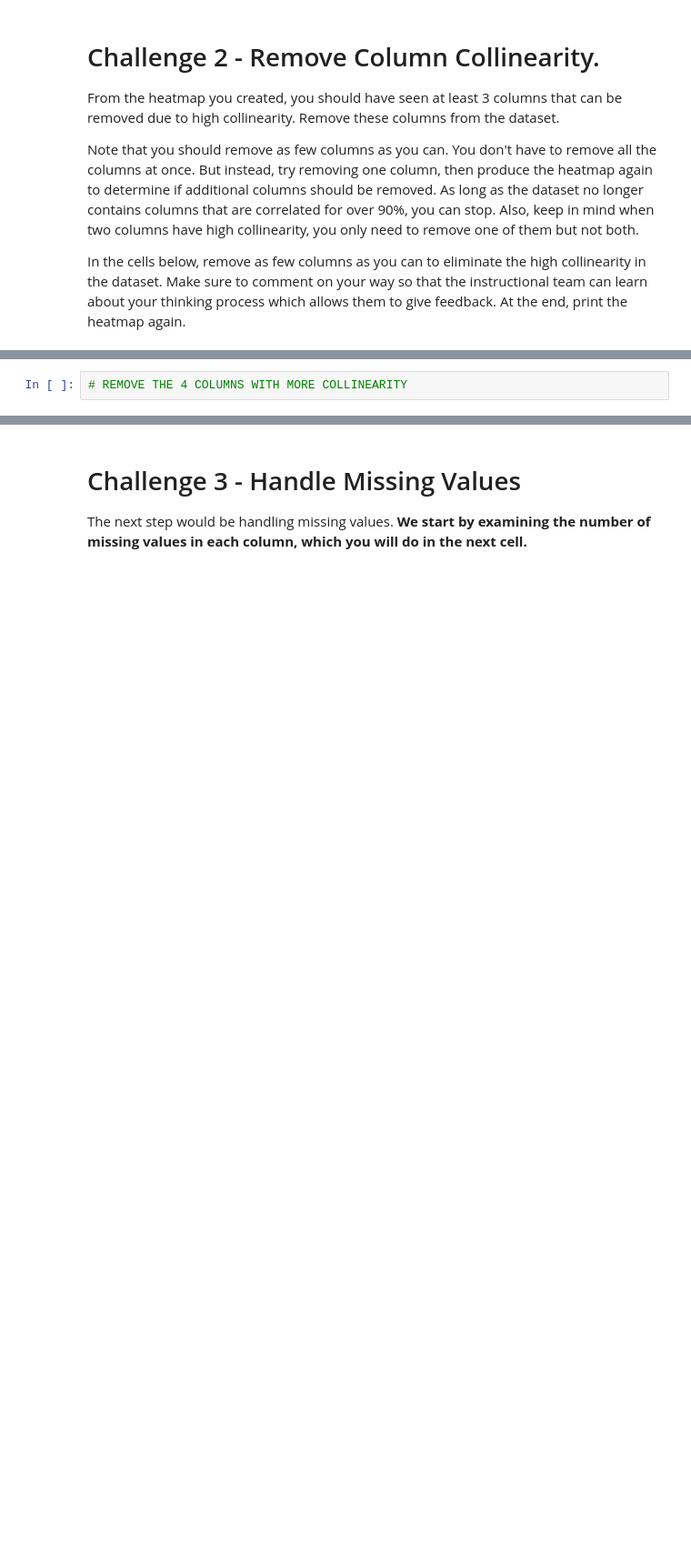
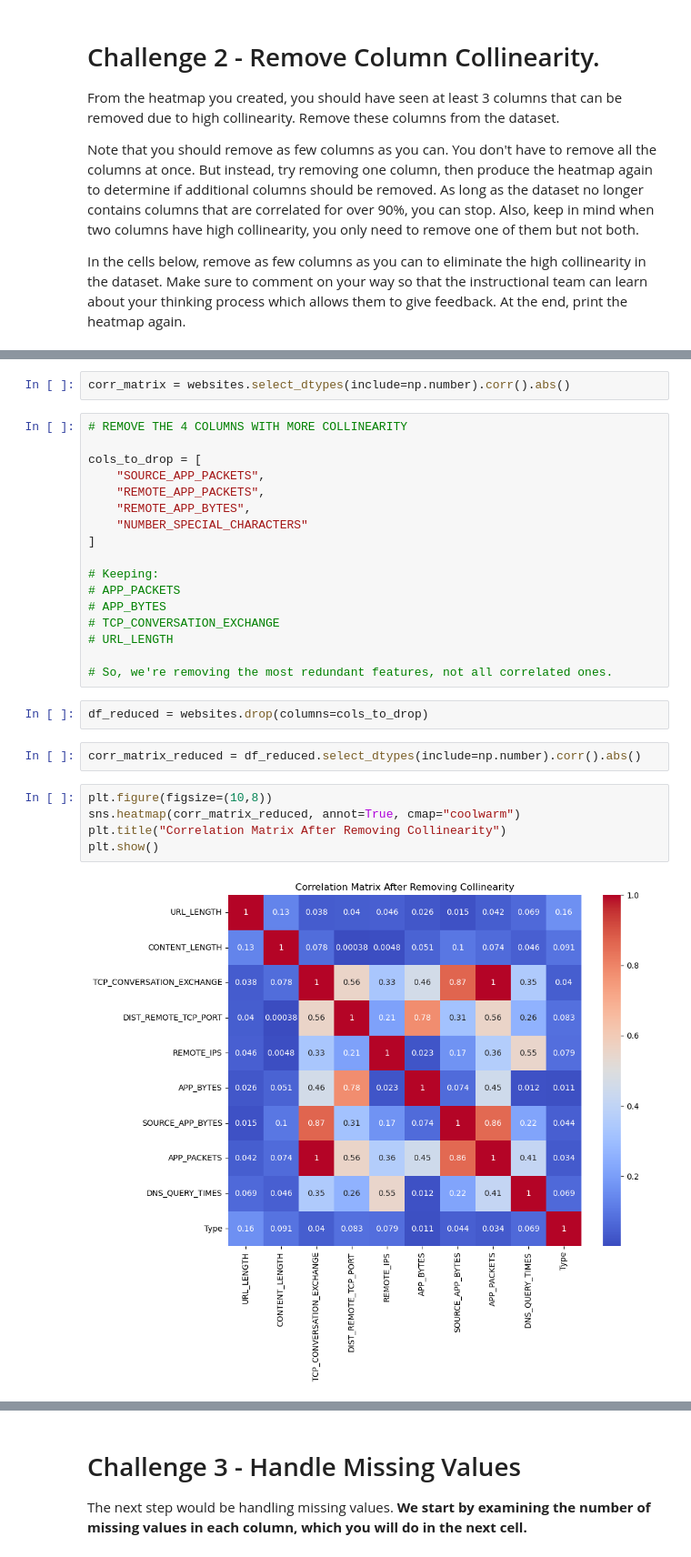
Before and after one commit to vitorferraz19/lab-supervised-learning-en, a Jupyter notebook: your-code/main.ipynb, the cells around one changed output, grey strips where cells are left out. Shown at 91% size. Cells and saved outputs as stored; diff of their text form; blank space fills up the shorter version.

```diff
--- a/your-code/main.ipynb
+++ b/your-code/main.ipynb
@@ -222,2 +429,30 @@ In the cells below, remove as few columns as you can to eliminate the high colli
-# %%
-# REMOVE THE 4 COLUMNS WITH MORE COLLINEARITY
+# %%
+corr_matrix = websites.select_dtypes(include=np.number).corr().abs()
+# %%
+# REMOVE THE 4 COLUMNS WITH MORE COLLINEARITY
+
+cols_to_drop = [
+    "SOURCE_APP_PACKETS",
+    "REMOTE_APP_PACKETS",
+    "REMOTE_APP_BYTES",
+    "NUMBER_SPECIAL_CHARACTERS"
+]
+
+# Keeping:
+# APP_PACKETS
+# APP_BYTES
+# TCP_CONVERSATION_EXCHANGE
+# URL_LENGTH
+
+# So, we're removing the most redundant features, not all correlated ones.
+# %%
+df_reduced = websites.drop(columns=cols_to_drop)
+# %%
+corr_matrix_reduced = df_reduced.select_dtypes(include=np.number).corr().abs()
+# %%
+plt.figure(figsize=(10,8))
+sns.heatmap(corr_matrix_reduced, annot=True, cmap="coolwarm")
+plt.title("Correlation Matrix After Removing Collinearity")
+plt.show()
+# %% [output]
+[figure, added]
```
Also changed, not shown: parts of 33 cells of this notebook.
